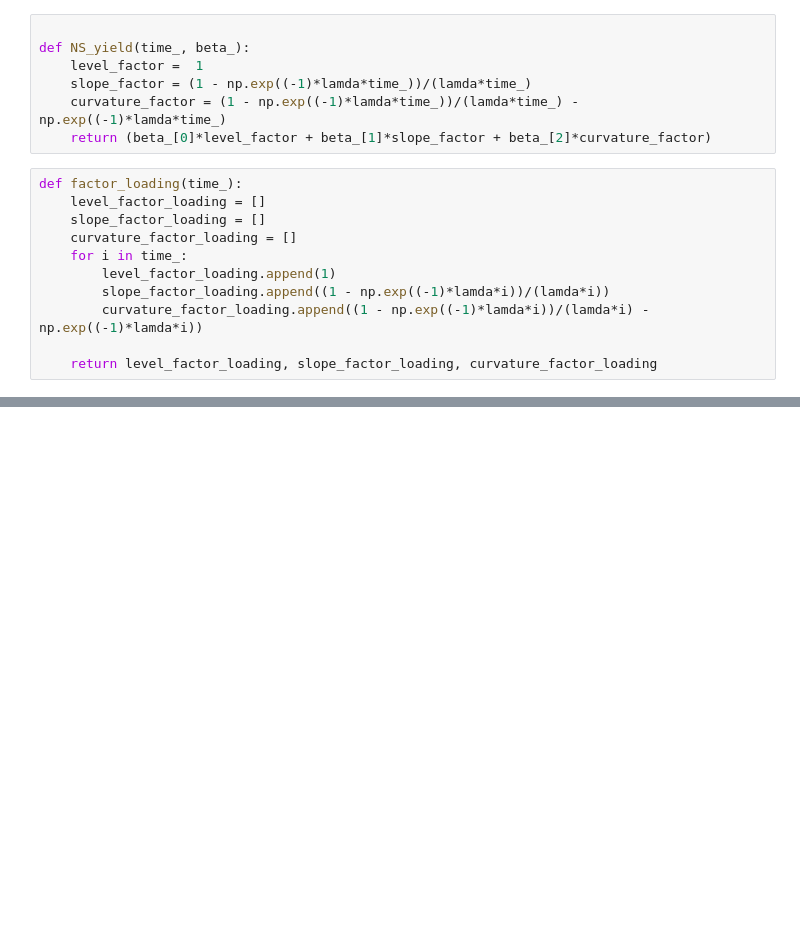
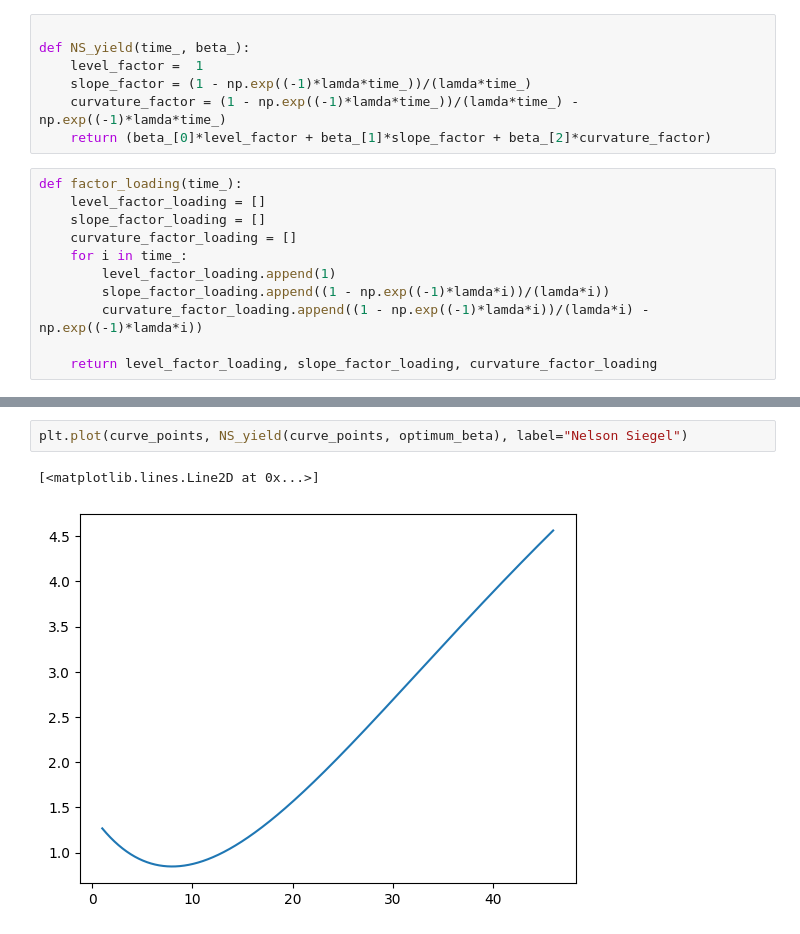
Before and after one commit to maria-aboulaala/Yeild_curve_interpolation, a Jupyter notebook: yeild_curve_interpolation.ipynb, the cells around one changed output, grey strips where cells are left out. Drawn from its saved outputs; the diff is of its cells as text; blank space fills up the shorter version.

```diff
--- a/yeild_curve_interpolation.ipynb
+++ b/yeild_curve_interpolation.ipynb
@@ -127,0 +269,5 @@ plt.show()
+# %%
+plt.plot(curve_points, NS_yield(curve_points, optimum_beta), label="Nelson Siegel")
+# %% [output]
+[<matplotlib.lines.Line2D at 0x...>]
+[figure, added]
```
Also changed, not shown: parts of 16 cells of this notebook, 4 other files.
